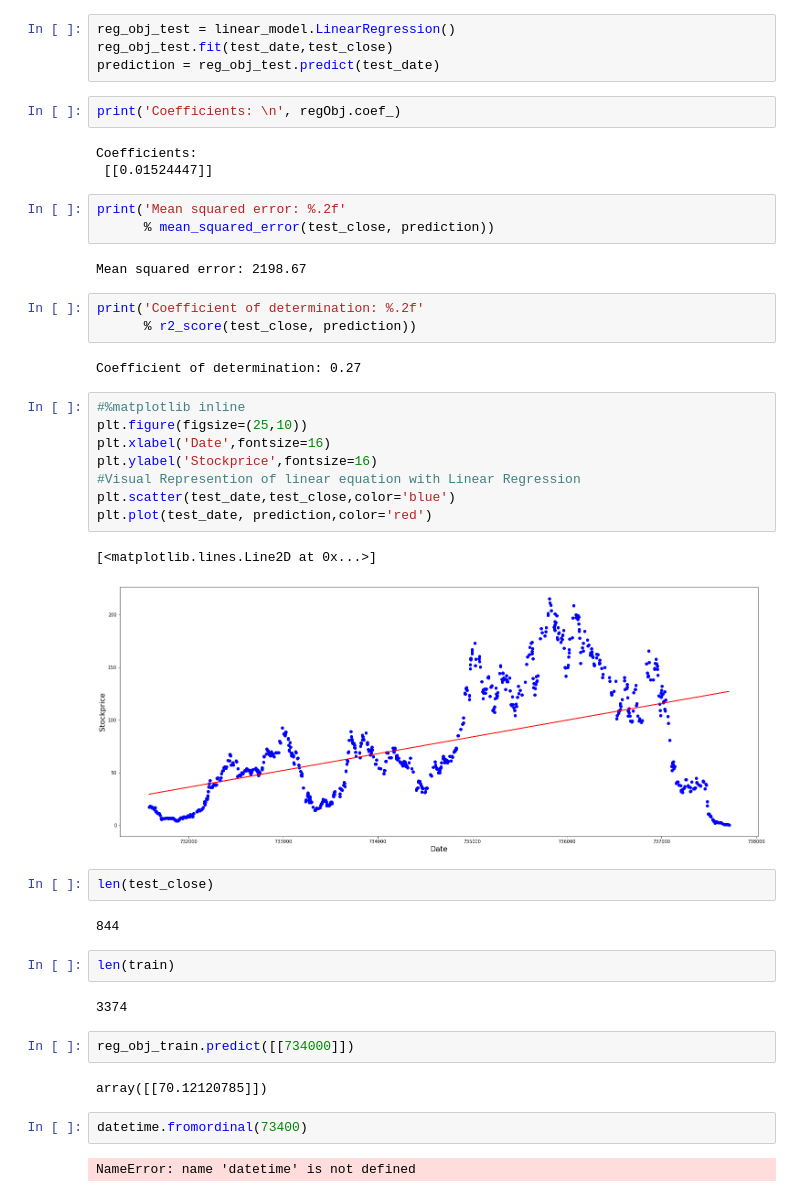
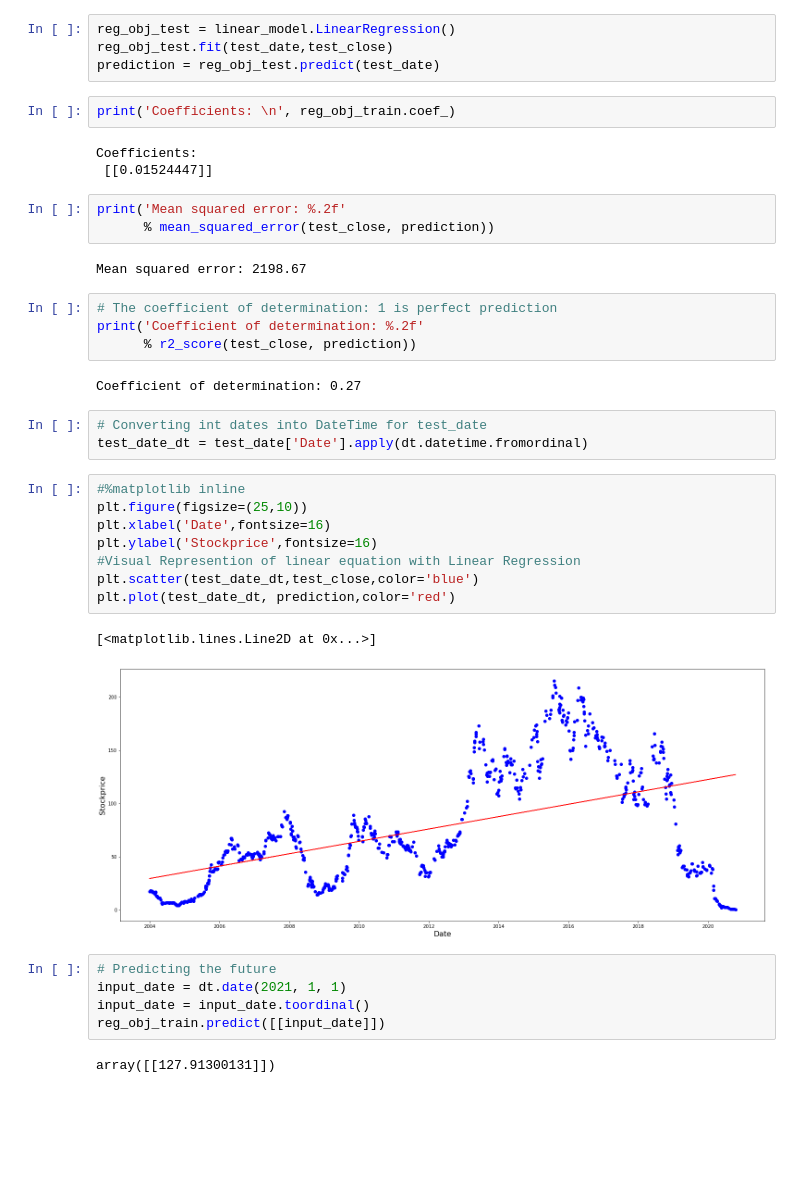
Before and after one commit to Sportspaul/DAVE3625, a Jupyter notebook: Assignment2/Assignment2.ipynb, the cells around one changed output. Cells and saved outputs as stored; diff of their text form; blank space fills up the shorter version.

```diff
--- a/Assignment2/Assignment2.ipynb
+++ b/Assignment2/Assignment2.ipynb
@@ -58,7 +49,7 @@ reg_obj_test = linear_model.LinearRegression()
 reg_obj_test.fit(test_date,test_close)
 prediction = reg_obj_test.predict(test_date)
 # %%
-print('Coefficients: \n', regObj.coef_)
+print('Coefficients: \n', reg_obj_train.coef_)
 # %% [output]
 Coefficients:
  [[0.01524447]]
@@ -68,34 +59,29 @@ print('Mean squared error: %.2f'
 # %% [output]
 Mean squared error: 2198.67
 # %%
+# The coefficient of determination: 1 is perfect prediction
 print('Coefficient of determination: %.2f'
       % r2_score(test_close, prediction))
 # %% [output]
 Coefficient of determination: 0.27
+# %%
+# Converting int dates into DateTime for test_date
+test_date_dt = test_date['Date'].apply(dt.datetime.fromordinal)
 # %%
 #%matplotlib inline
 plt.figure(figsize=(25,10))
 plt.xlabel('Date',fontsize=16)
 plt.ylabel('Stockprice',fontsize=16)
 #Visual Represention of linear equation with Linear Regression
-plt.scatter(test_date,test_close,color='blue')
-plt.plot(test_date, prediction,color='red')
+plt.scatter(test_date_dt,test_close,color='blue')
+plt.plot(test_date_dt, prediction,color='red')
 # %% [output]
 [<matplotlib.lines.Line2D at 0x...>]
-[figure, old version]
+[figure, new version]
-# %%
-len(test_close)
-# %% [output]
-844
-# %%
-len(train)
-# %% [output]
-3374
-# %%
-reg_obj_train.predict([[734000]])
-# %% [output]
-array([[70.12120785]])
-# %%
-datetime.fromordinal(73400)
-# %% [output]
-NameError: name 'datetime' is not defined
+# %%
+# Predicting the future
+input_date = dt.date(2021, 1, 1)
+input_date = input_date.toordinal()
+reg_obj_train.predict([[input_date]])
+# %% [output]
+array([[127.91300131]])
```
Also changed, not shown: parts of 4 cells of this notebook.
